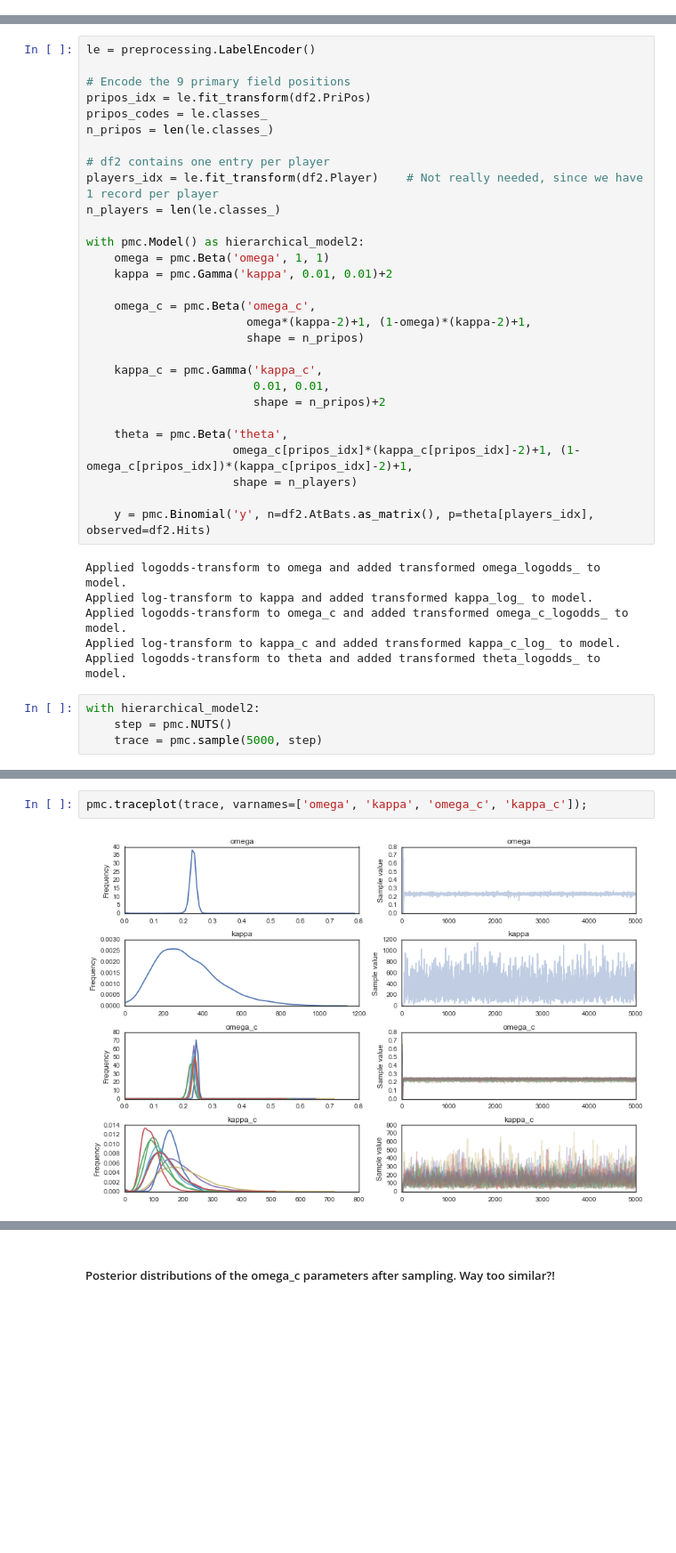
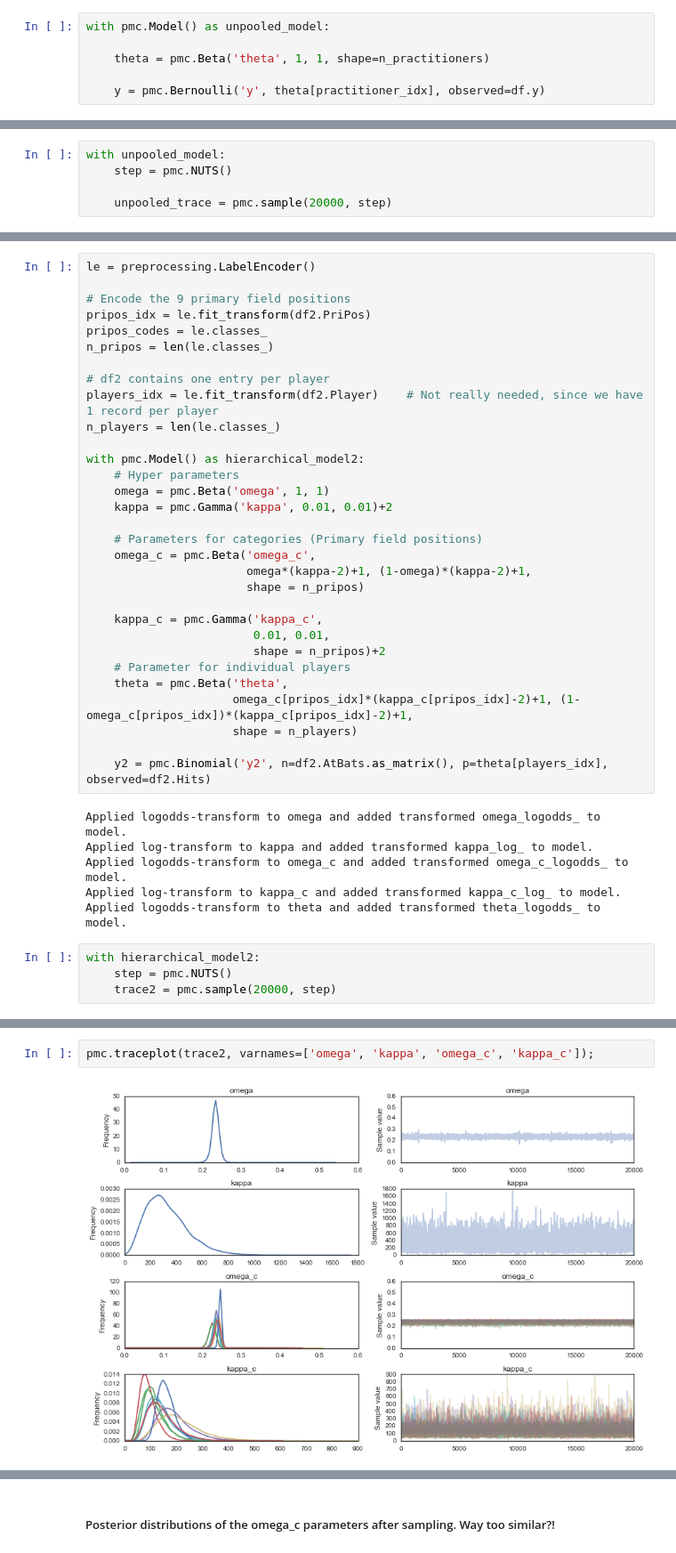
Before and after one commit to JWarmenhoven/DBDA-python, a Jupyter notebook: Notebooks/Chapter 9.ipynb, the cells around one changed output, grey strips where cells are left out. Shown at 89% size. Drawn from its saved outputs; the diff is of its cells as text; blank space fills up the shorter version.

```diff
--- a/Notebooks/Chapter 9.ipynb
+++ b/Notebooks/Chapter 9.ipynb
@@ -175,0 +181,6 @@ plt.tight_layout();
+# %%
+with pmc.Model() as unpooled_model:
+
+    theta = pmc.Beta('theta', 1, 1, shape=n_practitioners)
+
+    y = pmc.Bernoulli('y', theta[practitioner_idx], observed=df.y)
@@ -175,0 +189,5 @@ plt.tight_layout();
+# %%
+with unpooled_model:
+    step = pmc.NUTS()
+
+    unpooled_trace = pmc.sample(20000, step)
@@ -226,9 +284,11 @@ players_idx = le.fit_transform(df2.Player)    # Not really needed, since we have
 n_players = len(le.classes_)
 
 with pmc.Model() as hierarchical_model2:
+    # Hyper parameters
     omega = pmc.Beta('omega', 1, 1)
     kappa = pmc.Gamma('kappa', 0.01, 0.01)+2
 
+    # Parameters for categories (Primary field positions)
     omega_c = pmc.Beta('omega_c',
                        omega*(kappa-2)+1, (1-omega)*(kappa-2)+1,
                        shape = n_pripos)
@@ -236,12 +296,12 @@ with pmc.Model() as hierarchical_model2:
     kappa_c = pmc.Gamma('kappa_c',
                         0.01, 0.01,
                         shape = n_pripos)+2
-
+    # Parameter for individual players
     theta = pmc.Beta('theta',
                      omega_c[pripos_idx]*(kappa_c[pripos_idx]-2)+1, (1-omega_c[pripos_idx])*(kappa_c[pripos_idx]-2)+1,
                      shape = n_players)
 
-    y = pmc.Binomial('y', n=df2.AtBats.as_matrix(), p=theta[players_idx], observed=df2.Hits)
+    y2 = pmc.Binomial('y2', n=df2.AtBats.as_matrix(), p=theta[players_idx], observed=df2.Hits)
 # %% [output]
 Applied logodds-transform to omega and added transformed omega_logodds_ to model.
 Applied log-transform to kappa and added transformed kappa_log_ to model.
@@ -251,5 +311,5 @@ Applied logodds-transform to theta and added transformed theta_logodds_ to model
 # %%
 with hierarchical_model2:
     step = pmc.NUTS()
-    trace = pmc.sample(5000, step)
+    trace2 = pmc.sample(20000, step)
 # %% [output]
@@ -257,5 +319,5 @@ with hierarchical_model2:
 # %%
-pmc.traceplot(trace, varnames=['omega', 'kappa', 'omega_c', 'kappa_c']);
+pmc.traceplot(trace2, varnames=['omega', 'kappa', 'omega_c', 'kappa_c']);
 # %% [output]
-[figure, old version]
+[figure, new version]
 # %%
```
Also changed, not shown: parts of 19 cells of this notebook.
